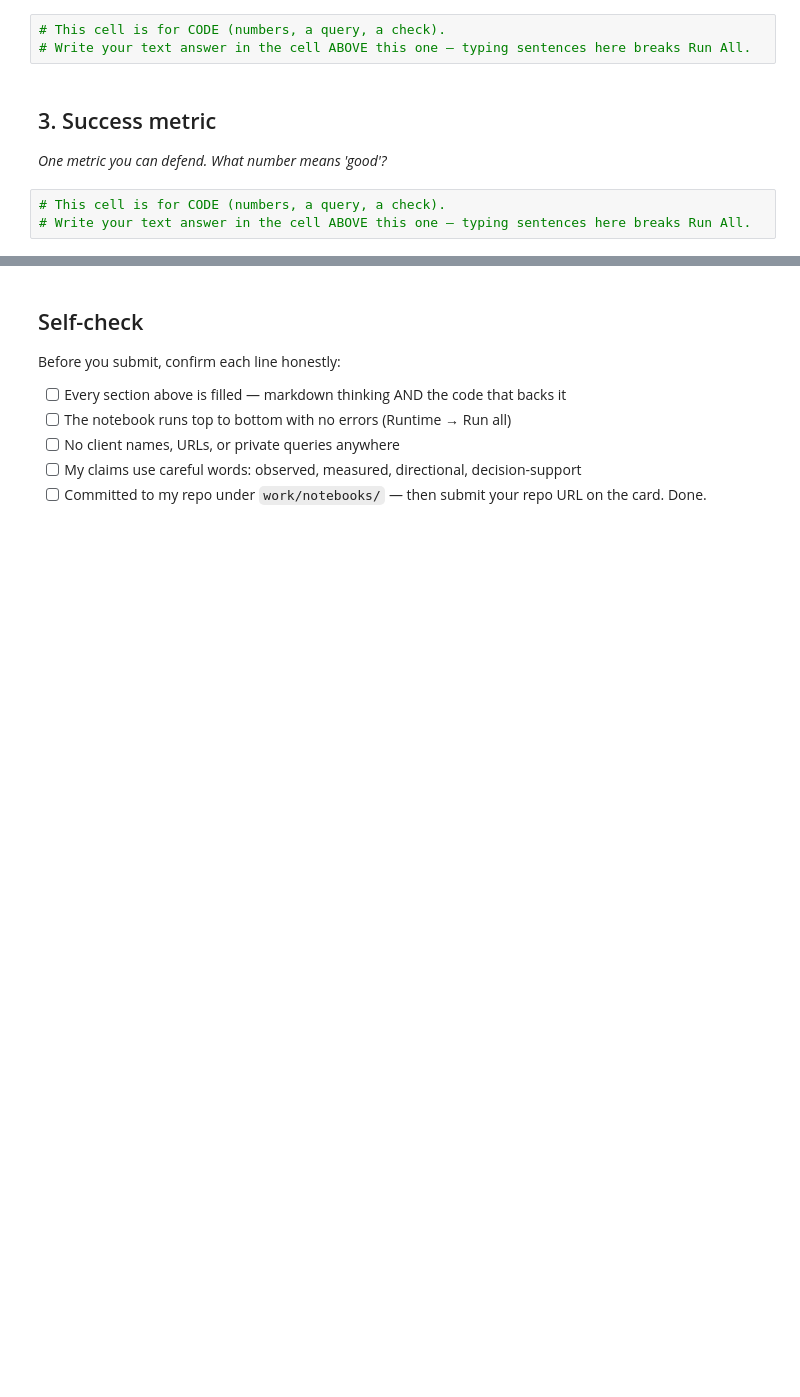
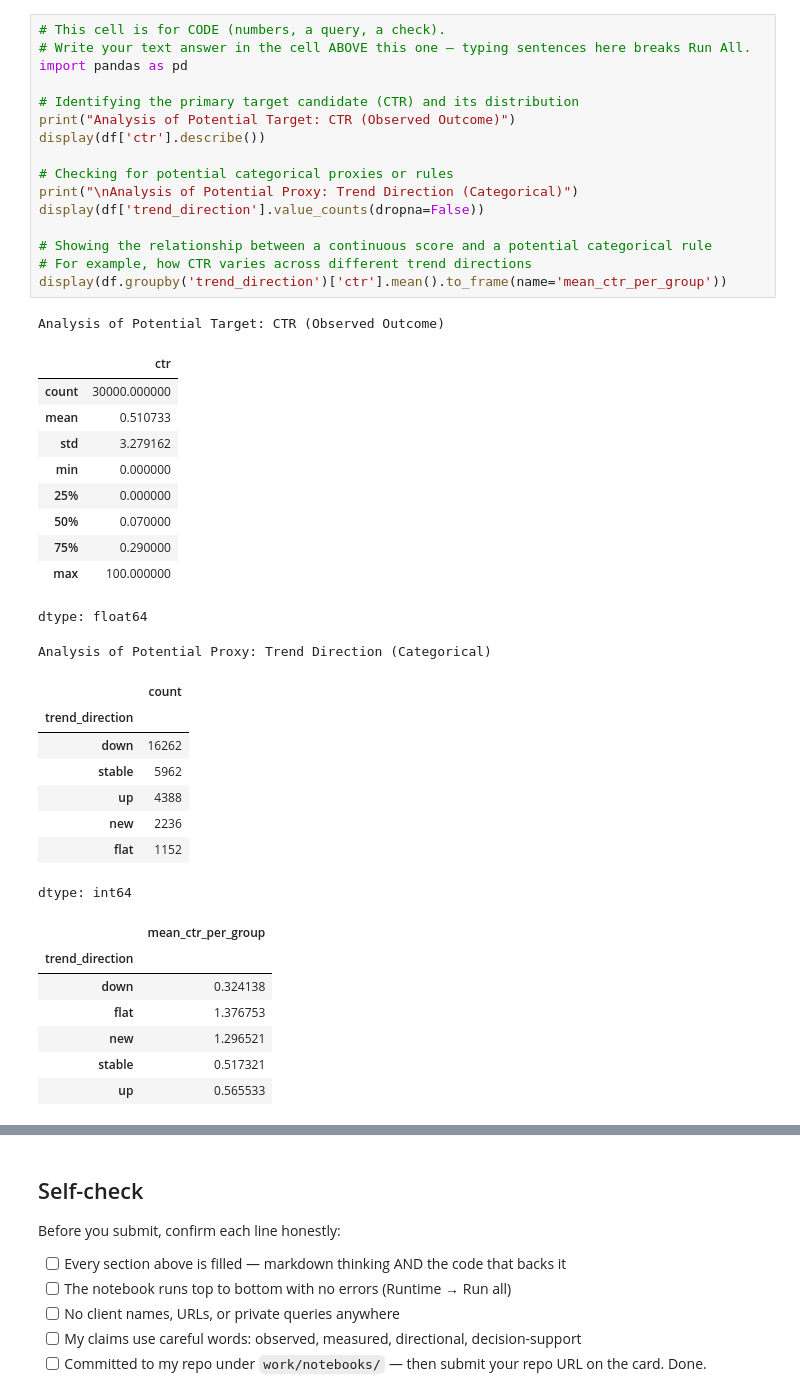
Before and after one commit to SafeeAkmal/FlyRank-ML-internship-tasks, a Jupyter notebook: work/notebooks/w02_ml_task_framing.ipynb, the cells around one changed output, grey strips where cells are left out. Saved outputs shown, nothing was run; the diff lists cells and outputs as text; blank space fills up the shorter version.

```diff
--- a/work/notebooks/w02_ml_task_framing.ipynb
+++ b/work/notebooks/w02_ml_task_framing.ipynb
@@ -20,10 +69,44 @@ This skeleton is yours to fill. Work the sections **in order** — each one has
-# %%
-# This cell is for CODE (numbers, a query, a check).
-# Write your text answer in the cell ABOVE this one — typing sentences here breaks Run All.
-# %% [markdown]
-## 3. Success metric
-
-*One metric you can defend. What number means 'good'?*
-# %%
-# This cell is for CODE (numbers, a query, a check).
-# Write your text answer in the cell ABOVE this one — typing sentences here breaks Run All.
+# %%
+# This cell is for CODE (numbers, a query, a check).
+# Write your text answer in the cell ABOVE this one — typing sentences here breaks Run All.
+import pandas as pd
+
+# Identifying the primary target candidate (CTR) and its distribution
+print("Analysis of Potential Target: CTR (Observed Outcome)")
+display(df['ctr'].describe())
+
+# Checking for potential categorical proxies or rules
+print("\nAnalysis of Potential Proxy: Trend Direction (Categorical)")
+display(df['trend_direction'].value_counts(dropna=False))
+
+# Showing the relationship between a continuous score and a potential categorical rule
+# For example, how CTR varies across different trend directions
+display(df.groupby('trend_direction')['ctr'].mean().to_frame(name='mean_ctr_per_group'))
+# %% [output]
+Analysis of Potential Target: CTR (Observed Outcome)
+|  | ctr |
+| count | 30000.000000 |
+| mean | 0.510733 |
+| std | 3.279162 |
+| min | 0.000000 |
+| 25% | 0.000000 |
+| 50% | 0.070000 |
+| 75% | 0.290000 |
+| max | 100.000000 |
+dtype: float64
+Analysis of Potential Proxy: Trend Direction (Categorical)
+|  | count |
+| trend_direction |  |
+| down | 16262 |
+| stable | 5962 |
+| up | 4388 |
+| new | 2236 |
+| flat | 1152 |
+dtype: int64
+|  | mean_ctr_per_group |
+| trend_direction |  |
+| down | 0.324138 |
+| flat | 1.376753 |
+| new | 1.296521 |
+| stable | 0.517321 |
+| up | 0.565533 |
```
Also changed, not shown: parts of 14 cells of this notebook.
